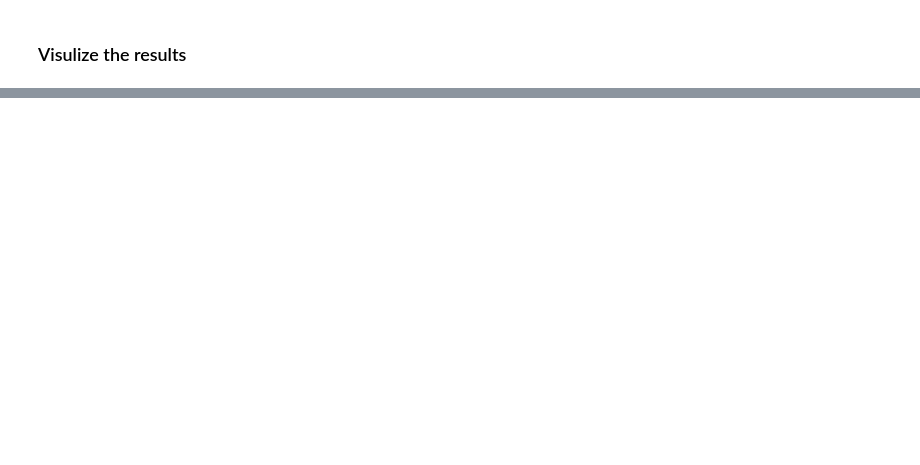
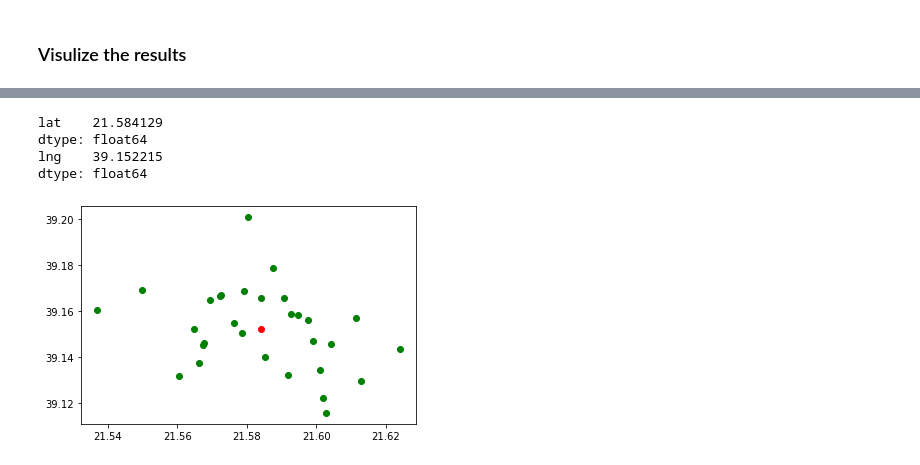
Before and after one commit to MDCR55/Coursera_Capstone, a Jupyter notebook: CapstoneProject_Week2.ipynb, the cells around one changed output, grey strips where cells are left out. Saved outputs shown, nothing was run; the diff lists cells and outputs as text; code cells hidden in the pictures; blank space fills up the shorter version.

```diff
--- a/CapstoneProject_Week2.ipynb
+++ b/CapstoneProject_Week2.ipynb
@@ -296,0 +428,32 @@ venues_map
+# %%
+# extracting school coordinates
+x_school = dataframe_filtered_school.iloc[:, 10:11]
+y_school = dataframe_filtered_school.iloc[:, 11:12]
+
+#find the centroid of the gyms
+coordinatesCenterSchool = []
+
+def findCenter(xList, yList, coordinates):
+        xCenter = np.sum(xList)/len(xList)
+        yCenter = np.sum(yList)/len(yList)
+        coordinates.append(xCenter)
+        coordinates.append(yCenter)
+        return coordinates
+
+findCenter(x_school, y_school, coordinatesCenterSchool)
+
+# list to numpy array
+np.array(coordinatesCenterSchool)
+
+# plot the list of gyms with the centeroid
+plt.scatter(coordinatesCenterSchool[0], coordinatesCenterSchool[1], label = 'School coordinates', color='red')
+plt.scatter(x_school, y_school, label = 'school coordinates', color='green')
+
+print(coordinatesCenterSchool[0])
+print(coordinatesCenterSchool[1])
+# %% [output]
+lat    21.584129
+dtype: float64
+lng    39.152215
+dtype: float64
+[figure, added]
```
Also changed, not shown: parts of 24 cells of this notebook.
